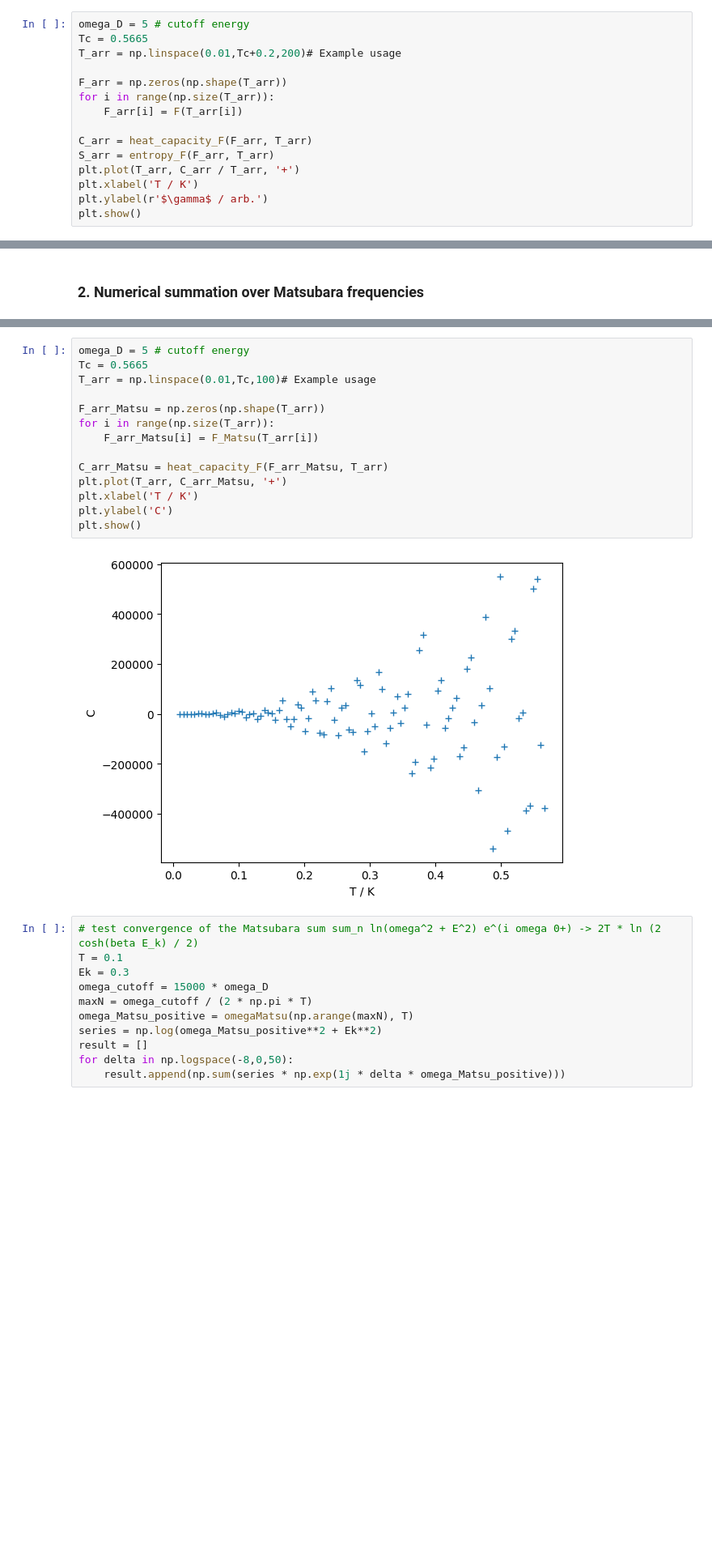
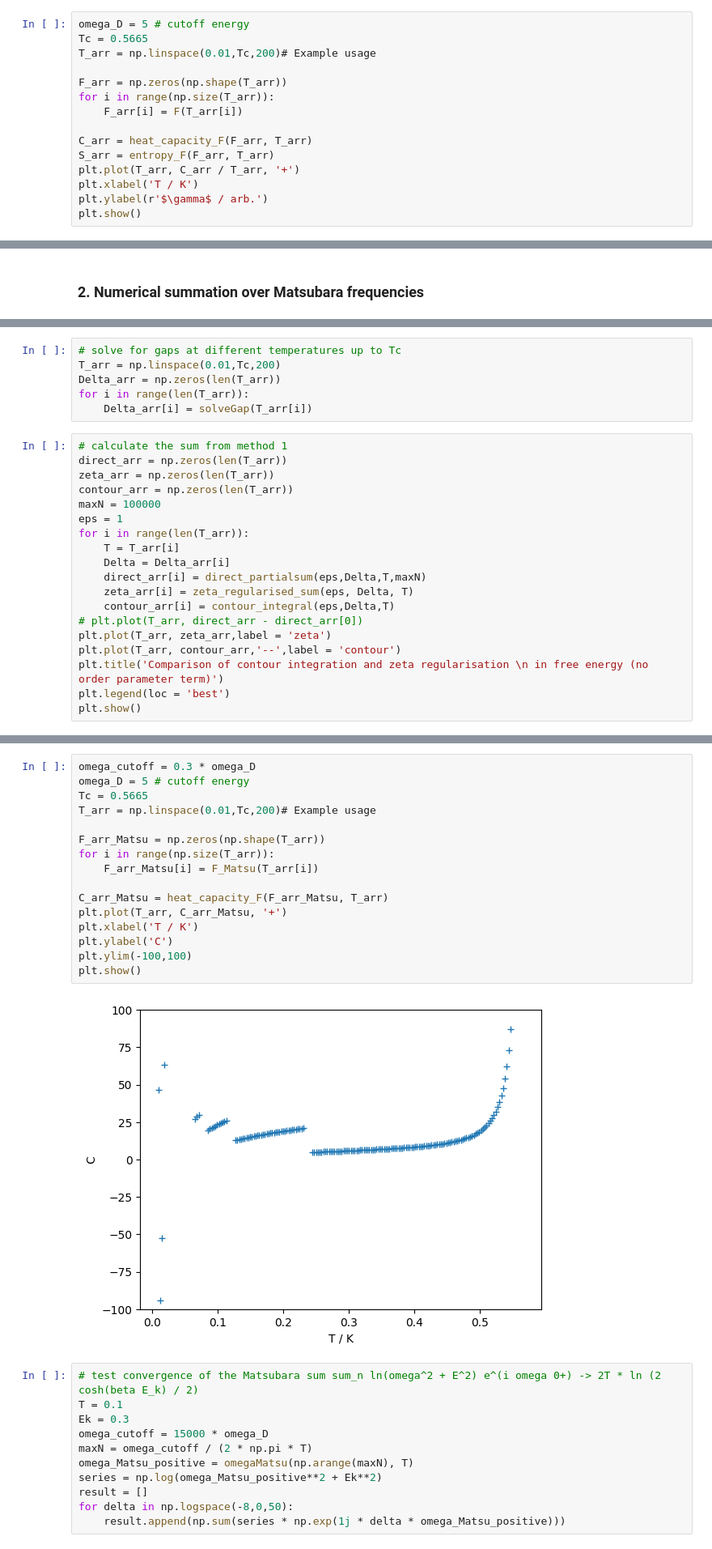
Before and after one commit to yulu-duck/two-band-superconductor, a Jupyter notebook: superconductivity_thermodynamics.ipynb, the cells around one changed output, grey strips where cells are left out. Shown at 81% size. Cells and saved outputs as stored; diff of their text form; blank space fills up the shorter version.

```diff
--- a/superconductivity_thermodynamics.ipynb
+++ b/superconductivity_thermodynamics.ipynb
@@ -141,7 +143,7 @@ def entropy_F(F_arr, T_arr):
 # %%
 omega_D = 5 # cutoff energy
 Tc = 0.5665
-T_arr = np.linspace(0.01,Tc+0.2,200)# Example usage
+T_arr = np.linspace(0.01,Tc,200)# Example usage
 
 F_arr = np.zeros(np.shape(T_arr))
 for i in range(np.size(T_arr)):
@@ -229,0 +256,25 @@ def F_Matsu(T): # calculate the free energy from Matsubara sum
+# %%
+# solve for gaps at different temperatures up to Tc
+T_arr = np.linspace(0.01,Tc,200)
+Delta_arr = np.zeros(len(T_arr))
+for i in range(len(T_arr)):
+    Delta_arr[i] = solveGap(T_arr[i])
+# %%
+# calculate the sum from method 1
+direct_arr = np.zeros(len(T_arr))
+zeta_arr = np.zeros(len(T_arr))
+contour_arr = np.zeros(len(T_arr))
+maxN = 100000
+eps = 1
+for i in range(len(T_arr)):
+    T = T_arr[i]
+    Delta = Delta_arr[i]
+    direct_arr[i] = direct_partialsum(eps,Delta,T,maxN)
+    zeta_arr[i] = zeta_regularised_sum(eps, Delta, T)
+    contour_arr[i] = contour_integral(eps,Delta,T)
+# plt.plot(T_arr, direct_arr - direct_arr[0])
+plt.plot(T_arr, zeta_arr,label = 'zeta')
+plt.plot(T_arr, contour_arr,'--',label = 'contour')
+plt.title('Comparison of contour integration and zeta regularisation \n in free energy (no order parameter term)')
+plt.legend(loc = 'best')
+plt.show()
@@ -230,19 +288,21 @@ def F_Matsu(T): # calculate the free energy from Matsubara sum
 # %%
+omega_cutoff = 0.3 * omega_D
 omega_D = 5 # cutoff energy
 Tc = 0.5665
-T_arr = np.linspace(0.01,Tc,100)# Example usage
+T_arr = np.linspace(0.01,Tc,200)# Example usage
 
 F_arr_Matsu = np.zeros(np.shape(T_arr))
 for i in range(np.size(T_arr)):
     F_arr_Matsu[i] = F_Matsu(T_arr[i])
 
 C_arr_Matsu = heat_capacity_F(F_arr_Matsu, T_arr)
 plt.plot(T_arr, C_arr_Matsu, '+')
 plt.xlabel('T / K')
 plt.ylabel('C')
+plt.ylim(-100,100)
 plt.show()
 # %% [output]
-[figure, old version]
+[figure, new version]
 # %%
 # test convergence of the Matsubara sum sum_n ln(omega^2 + E^2) e^(i omega 0+) -> 2T * ln (2 cosh(beta E_k) / 2)
 T = 0.1
```
Also changed, not shown: parts of 8 cells of this notebook, 1 other file.
